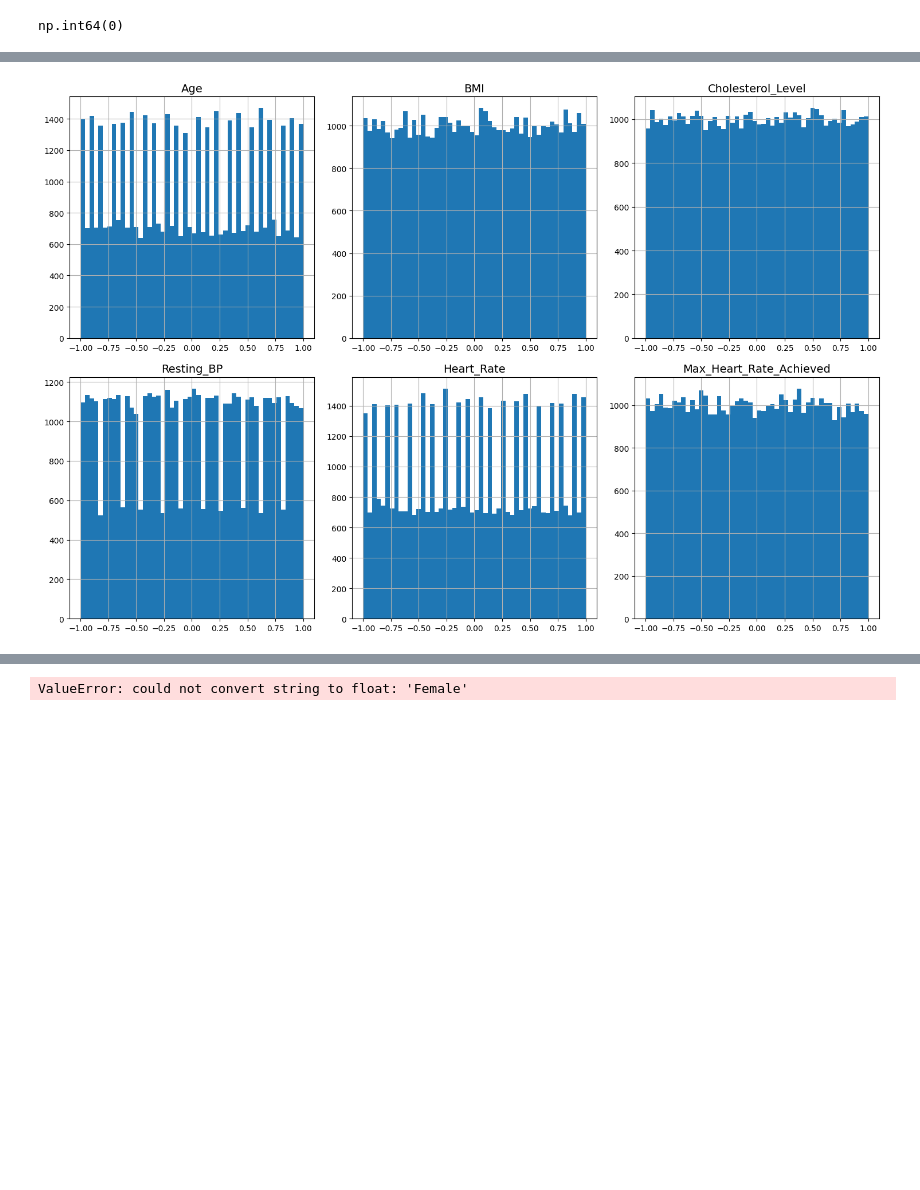
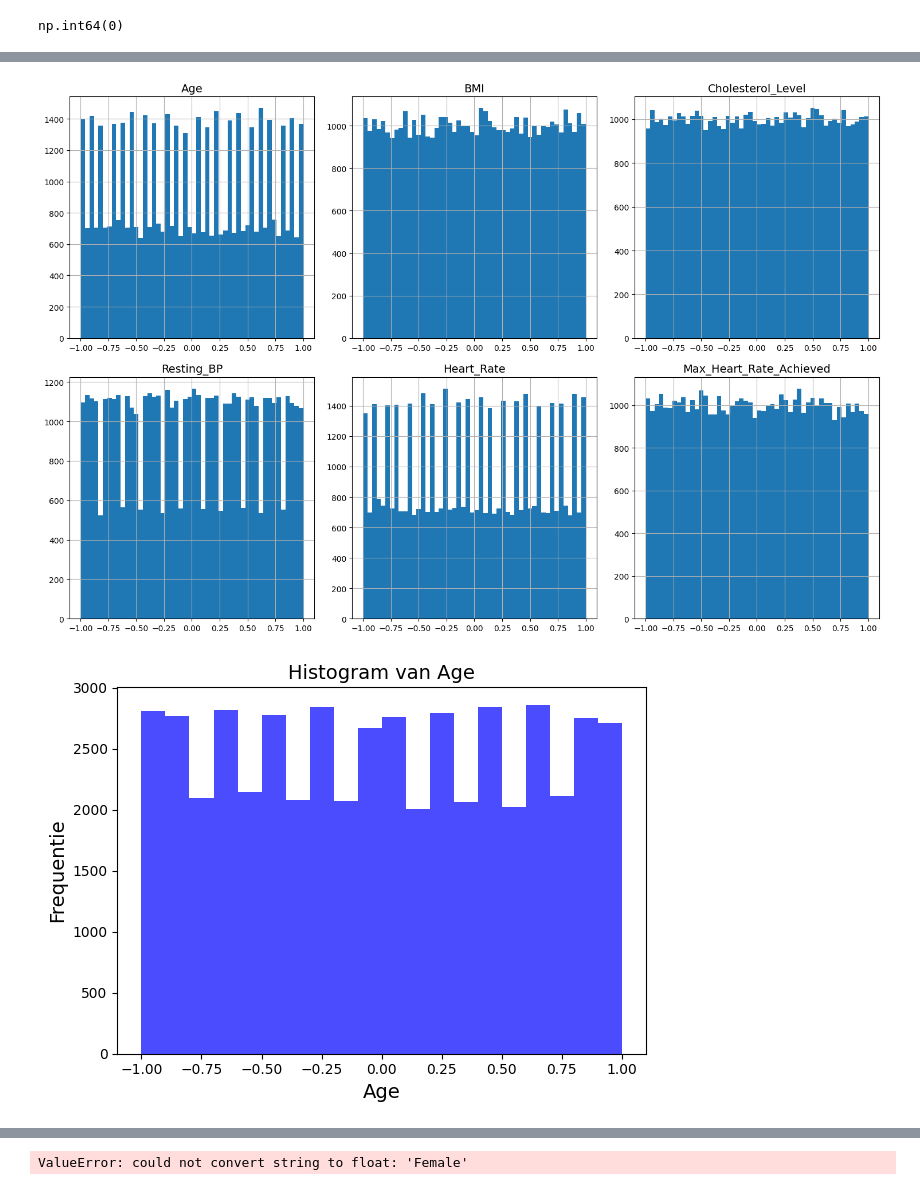
Before and after one commit to wheselmans/data_science_cases, a Jupyter notebook: cases/Cases_LogReg_Geert_HeartAttackRiskPrediction/CaseLogReg_20250205.ipynb, the cells around one changed output, grey strips where cells are left out. Cells and saved outputs as stored; diff of their text form; code cells hidden in the pictures; blank space fills up the shorter version.

```diff
--- a/cases/Cases_LogReg_Geert_HeartAttackRiskPrediction/CaseLogReg_20250205.ipynb
+++ b/cases/Cases_LogReg_Geert_HeartAttackRiskPrediction/CaseLogReg_20250205.ipynb
@@ -377,28 +424,31 @@ print(df_cat_encoded.shape)
 # %%
 # feature scaling
 
 from sklearn.preprocessing import MinMaxScaler
 
 min_max_scaler = MinMaxScaler(feature_range=(-1, 1))
 num_min_max_scaled = min_max_scaler.fit_transform(df_num)
 
 df_num_min_max_scaled = pd.DataFrame(num_min_max_scaled,
                         columns=df_num_col,
                         index=df_num.index)
 
 num_columns = 3
 num_plots = len(df_num_min_max_scaled.columns)
 num_rows = (num_plots + num_columns - 1) // num_columns
 fig, axes = plt.subplots(num_rows, num_columns, figsize=(15, num_rows * 5))
 axes = axes.flatten()
 for i, column in enumerate(df_num_min_max_scaled.columns):
     df_num_min_max_scaled[column].hist(bins=50, ax=axes[i])
     axes[i].set_title(column)
 # Hide any unused subplots
 for i in range(num_plots, len(axes)):
     fig.delaxes(axes[i])
 plt.tight_layout()
 save_fig("Numercal features na min-max_scaling")
 plt.show()
+
+plot_histogram(df_num_min_max_scaled,"Age")
 # %% [output]
 [figure]
+[figure, added]
```
Also changed, not shown: parts of 12 cells of this notebook, 7 other files.
